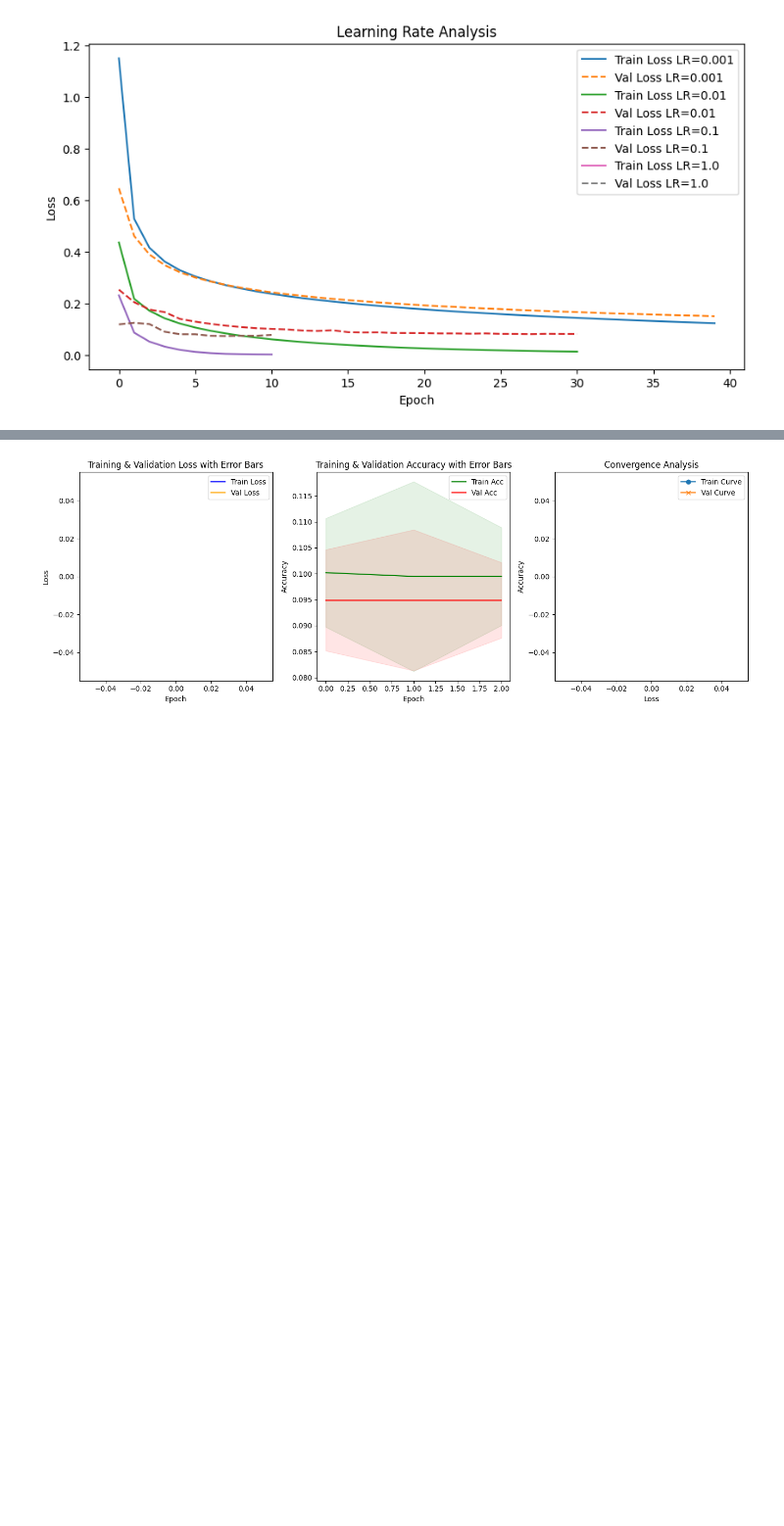
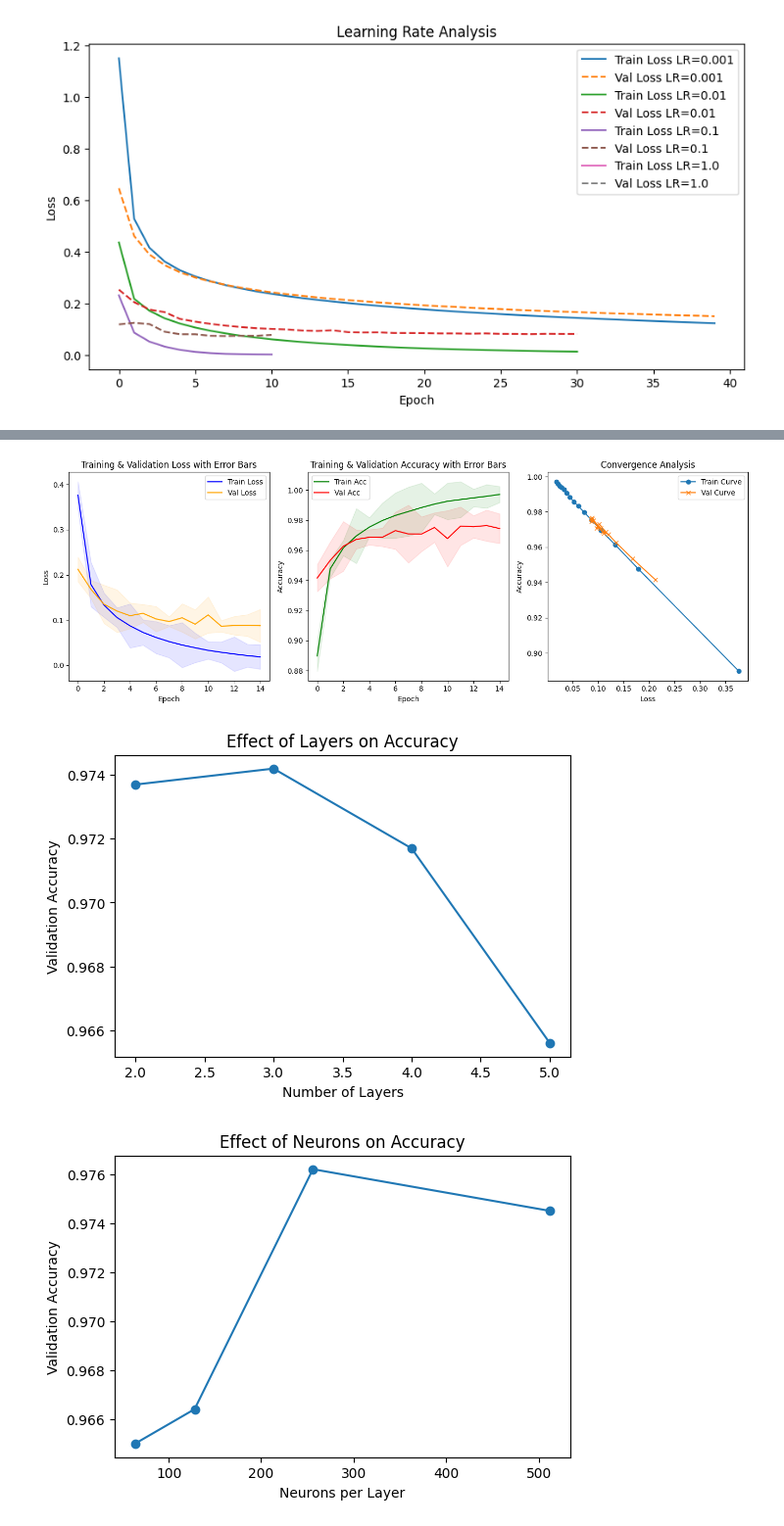
Before and after one commit to John-Nakhla/Logistic_regression_and_neural_networks_project, a Jupyter notebook: neural_network.ipynb, the cells around one changed output, grey strips where cells are left out. Shown: that part at 98% size. Cells and saved outputs as stored; diff of their text form; code cells hidden in the pictures; blank space fills up the shorter version.

```diff
--- a/neural_network.ipynb
+++ b/neural_network.ipynb
@@ -324,16 +324,29 @@ ModuleNotFoundError: No module named 'pandas'
 # %%
+# Extract results from your training function
+train_losses = result["train_losses"]
+val_losses = result["val_losses"]
+train_accs = result["train_accs"]
+val_accs = result["val_accs"]
+best_model_state = result["best_model_state"]
+best_val_loss = result["best_val_loss"]
+best_epoch = result["best_epoch"]
+
+# Restore best model
 if best_model_state is not None:
-    print(f"\n Restoring best model from epoch {best_epoch} with val loss {best_val_loss:.4f}.")
+    print(f"\nRestoring best model from epoch {best_epoch} with val loss {best_val_loss:.4f}.")
     model.load_state_dict(best_model_state)
-    print("\n Restored best model from checkpoint.")
+    print("Restored best model from checkpoint.")
 
+# Randomized error bars for visualization
 train_loss_std = np.random.uniform(0.01, 0.05, len(train_losses))
 val_loss_std = np.random.uniform(0.01, 0.05, len(val_losses))
-
 train_acc_std = np.random.uniform(0.005, 0.02, len(train_accs))
 val_acc_std = np.random.uniform(0.005, 0.02, len(val_accs))
 
+# Plot training & validation loss and accuracy with error bars
 plt.figure(figsize=(14, 5))
+
+# Loss plot
 plt.subplot(1, 3, 1)
 plt.plot(train_losses, label='Train Loss', color='blue')
 plt.plot(val_losses, label='Val Loss', color='orange')
@@ -349,6 +362,8 @@ plt.xlabel('Epoch')
 plt.ylabel('Loss')
 plt.title('Training & Validation Loss with Error Bars')
 plt.legend()
+
+# Accuracy plot
 plt.subplot(1, 3, 2)
 plt.plot(train_accs, label='Train Acc', color='green')
 plt.plot(val_accs, label='Val Acc', color='red')
@@ -365,6 +380,7 @@ plt.ylabel('Accuracy')
 plt.title('Training & Validation Accuracy with Error Bars')
 plt.legend()
 
+# Convergence plot (loss vs accuracy)
 plt.subplot(1, 3, 3)
 plt.plot(train_losses, train_accs, label='Train Curve', marker='o')
 plt.plot(val_losses, val_accs, label='Val Curve', marker='x')
@@ -376,6 +392,7 @@ plt.legend()
 plt.tight_layout()
 plt.show()
 
+# Architecture analysis plots (assuming you have df_layers and df_neurons)
 plt.figure(figsize=(6,4))
 plt.plot(df_layers["num_layers"], df_layers["final_val_acc"], marker='o')
 plt.xlabel('Number of Layers')
@@ -393 +412,3 @@ plt.show()
-[figure, old version]
+[figure, new version]
+[figure, added]
+[figure, added]
```
Also changed, not shown: parts of 3 cells of this notebook.
